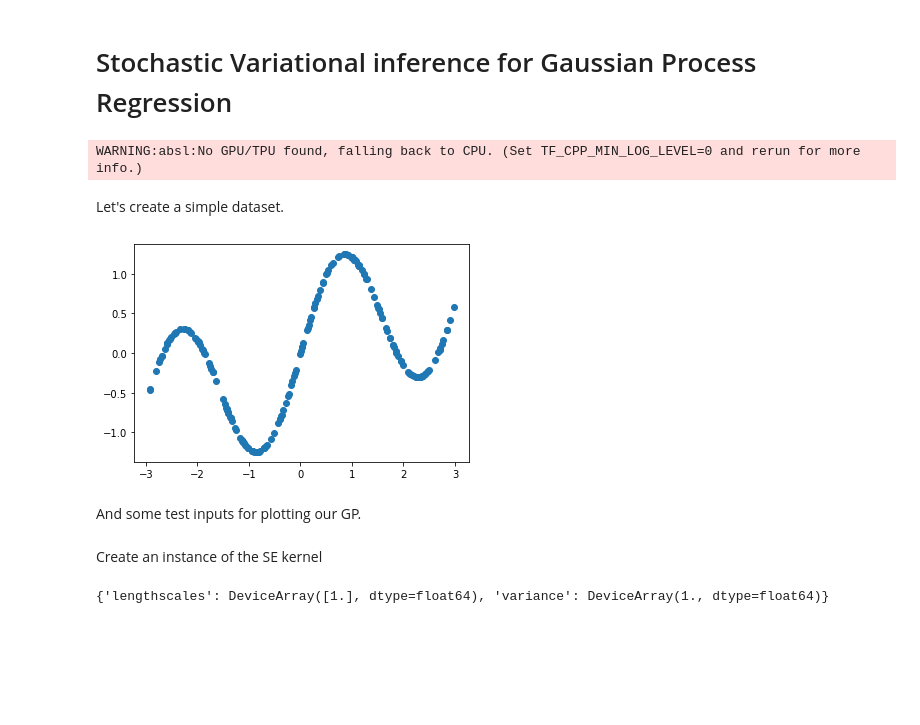
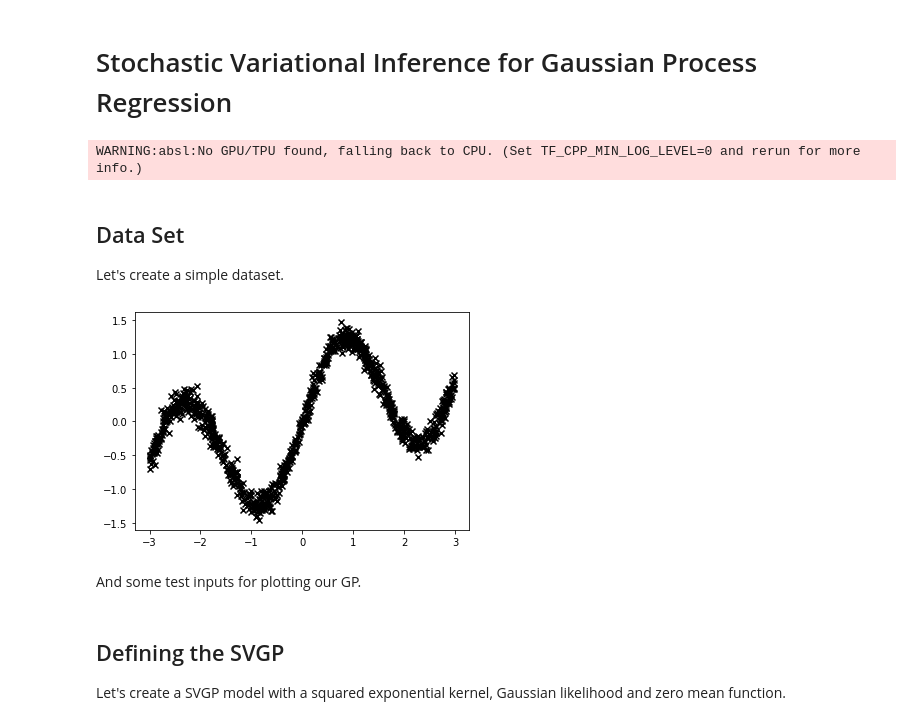
Before and after one commit to aidanscannell/GPJax, a Jupyter notebook: examples/svgp_regression.ipynb, the cells around one changed output. Saved outputs shown, nothing was run; the diff lists cells and outputs as text; code cells hidden in the pictures; blank space fills up the shorter version.

Commit message:
added section titles and parameter transformations

```diff
--- a/examples/svgp_regression.ipynb
+++ b/examples/svgp_regression.ipynb
@@ -1,3 +1,3 @@
 # %% [markdown]
-# Stochastic Variational inference for Gaussian Process Regression
+# Stochastic Variational Inference for Gaussian Process Regression
 # %%
@@ -17,24 +21,26 @@ key = jax.random.PRNGKey(10)
 # %% [output]
 WARNING:absl:No GPU/TPU found, falling back to CPU. (Set TF_CPP_MIN_LOG_LEVEL=0 and rerun for more info.)
 # %% [markdown]
+## Data Set
 Let's create a simple dataset.
 # %%
-# create some dummy data
 input_dim = 1
 output_dim = 1
-num_data = 200
+num_data = 1000
 num_test = 1000
-num_inducing = 30
+num_inducing = 50
+batch_size = 60
 
 def func(X):
-    return jnp.sin(2*X)+ 0.3 * X
-X = jax.random.uniform(key, shape=(num_data, input_dim),minval=-3, maxval=3)
+    return np.sin(2*X)+ 0.3 * X + np.random.normal(0, 0.1, X.shape)
+
+X = np.random.uniform(-3.0, 3.0, (num_data, input_dim))
 Y = func(X)
 
-plt.scatter(X[:,0], Y[:,0])
+plt.scatter(X[:,0], Y[:,0], marker="x", color="k")
 plt.show()
 # %% [output]
-[figure, old version]
+[figure, new version]
 # %% [markdown]
 And some test inputs for plotting our GP.
 # %%
@@ -43,9 +48,4 @@ Xtest = jnp.sort(Xtest, 0)
 # %% [markdown]
-Create an instance of the SE kernel
+## Defining the SVGP
+Let's create a SVGP model with a squared exponential kernel, Gaussian likelihood and zero mean function.
-# %%
-kernel = SquaredExponential()
-kernel_params = kernel.get_params()  # get the dictionary of parameters associated with kernel
-print(kernel_params)
-# %% [output]
-{'lengthscales': DeviceArray([1.], dtype=float64), 'variance': DeviceArray(1., dtype=float64)}
 # %%
```
Also changed, not shown: parts of 24 cells of this notebook.
